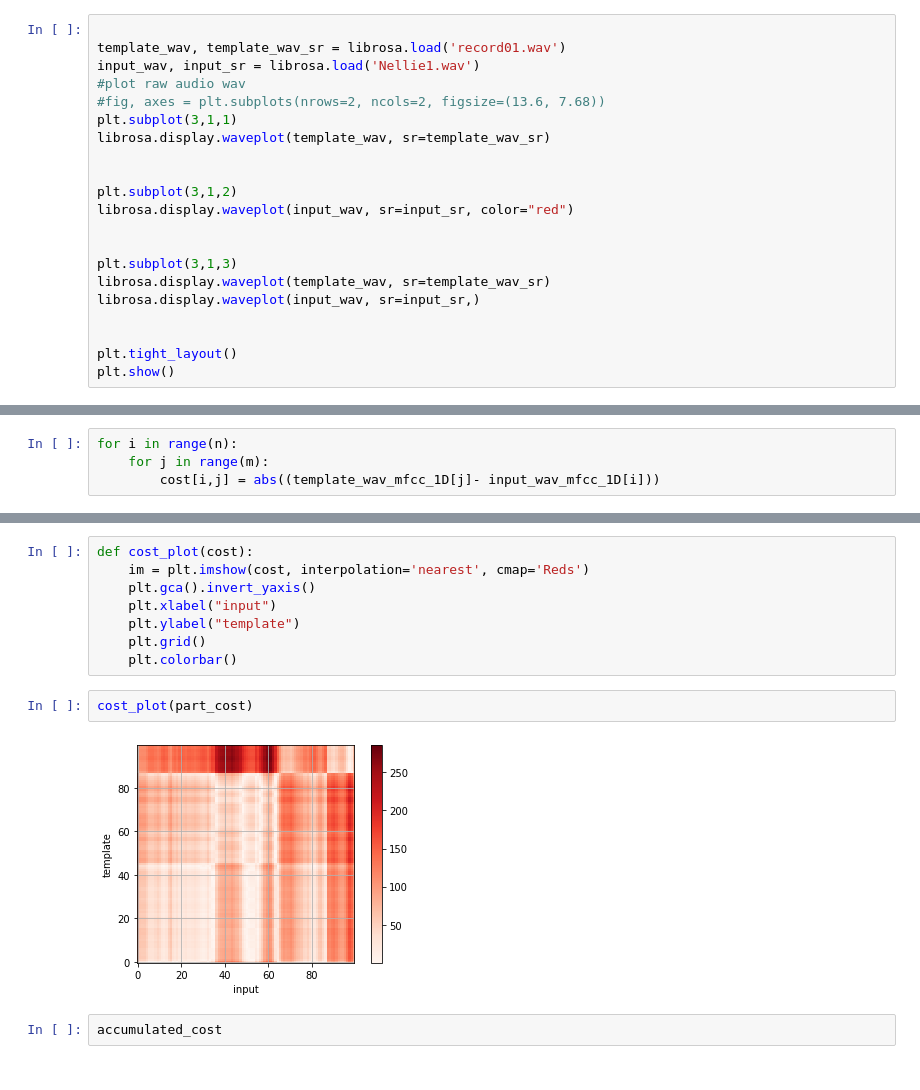
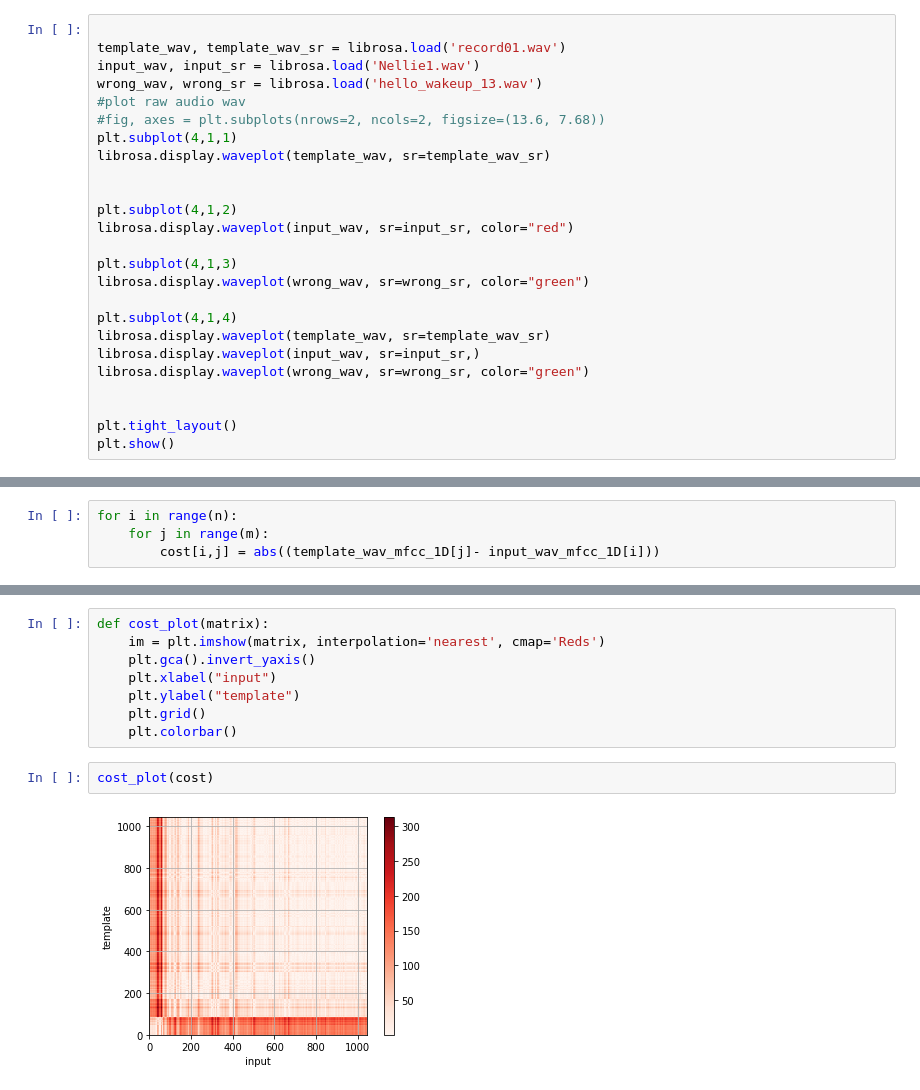
Before and after one commit to xrick/DTW-Tutorial, a Jupyter notebook: KWS/examples/dtw_sample03.ipynb, the cells around one changed output, grey strips where cells are left out. Saved outputs shown, nothing was run; the diff lists cells and outputs as text.

```diff
--- a/KWS/examples/dtw_sample03.ipynb
+++ b/KWS/examples/dtw_sample03.ipynb
@@ -13,19 +13,23 @@ import sys
 
 template_wav, template_wav_sr = librosa.load('record01.wav')
 input_wav, input_sr = librosa.load('Nellie1.wav')
+wrong_wav, wrong_sr = librosa.load('hello_wakeup_13.wav')
 #plot raw audio wav
 #fig, axes = plt.subplots(nrows=2, ncols=2, figsize=(13.6, 7.68))
-plt.subplot(3,1,1)
+plt.subplot(4,1,1)
 librosa.display.waveplot(template_wav, sr=template_wav_sr)
 
 
-plt.subplot(3,1,2)
+plt.subplot(4,1,2)
 librosa.display.waveplot(input_wav, sr=input_sr, color="red")
 
+plt.subplot(4,1,3)
+librosa.display.waveplot(wrong_wav, sr=wrong_sr, color="green")
 
-plt.subplot(3,1,3)
+plt.subplot(4,1,4)
 librosa.display.waveplot(template_wav, sr=template_wav_sr)
 librosa.display.waveplot(input_wav, sr=input_sr,)
+librosa.display.waveplot(wrong_wav, sr=wrong_sr, color="green")
 
 
 plt.tight_layout()
@@ -110,14 +106,12 @@ print(part_cost.shape)
 # %%
-def cost_plot(cost):
-    im = plt.imshow(cost, interpolation='nearest', cmap='Reds')
+def cost_plot(matrix):
+    im = plt.imshow(matrix, interpolation='nearest', cmap='Reds')
     plt.gca().invert_yaxis()
     plt.xlabel("input")
     plt.ylabel("template")
     plt.grid()
     plt.colorbar()
 # %%
-cost_plot(part_cost)
+cost_plot(cost)
 # %% [output]
-[figure, old version]
+[figure, new version]
-# %%
-accumulated_cost
```
Also changed, not shown: parts of 7 cells of this notebook.
